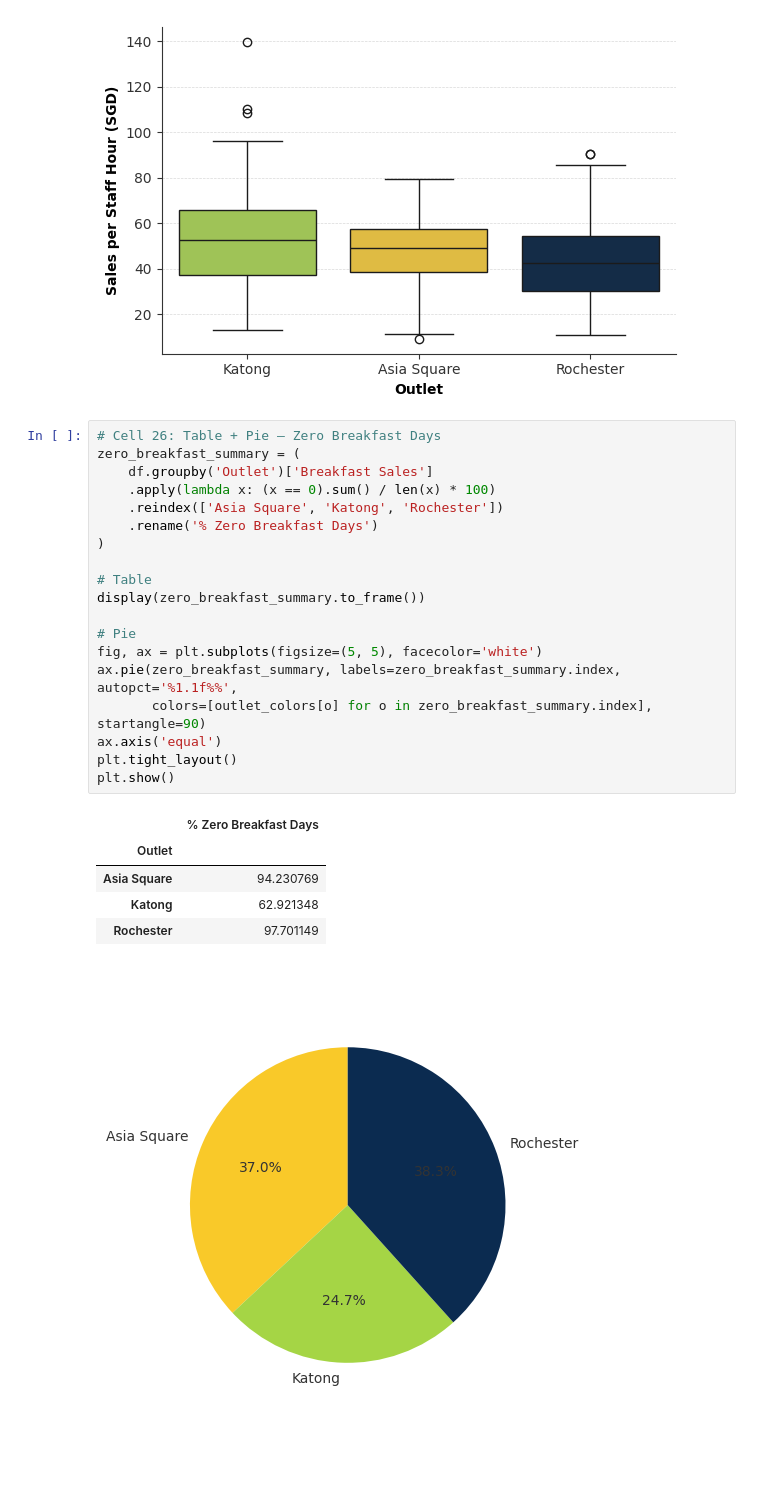
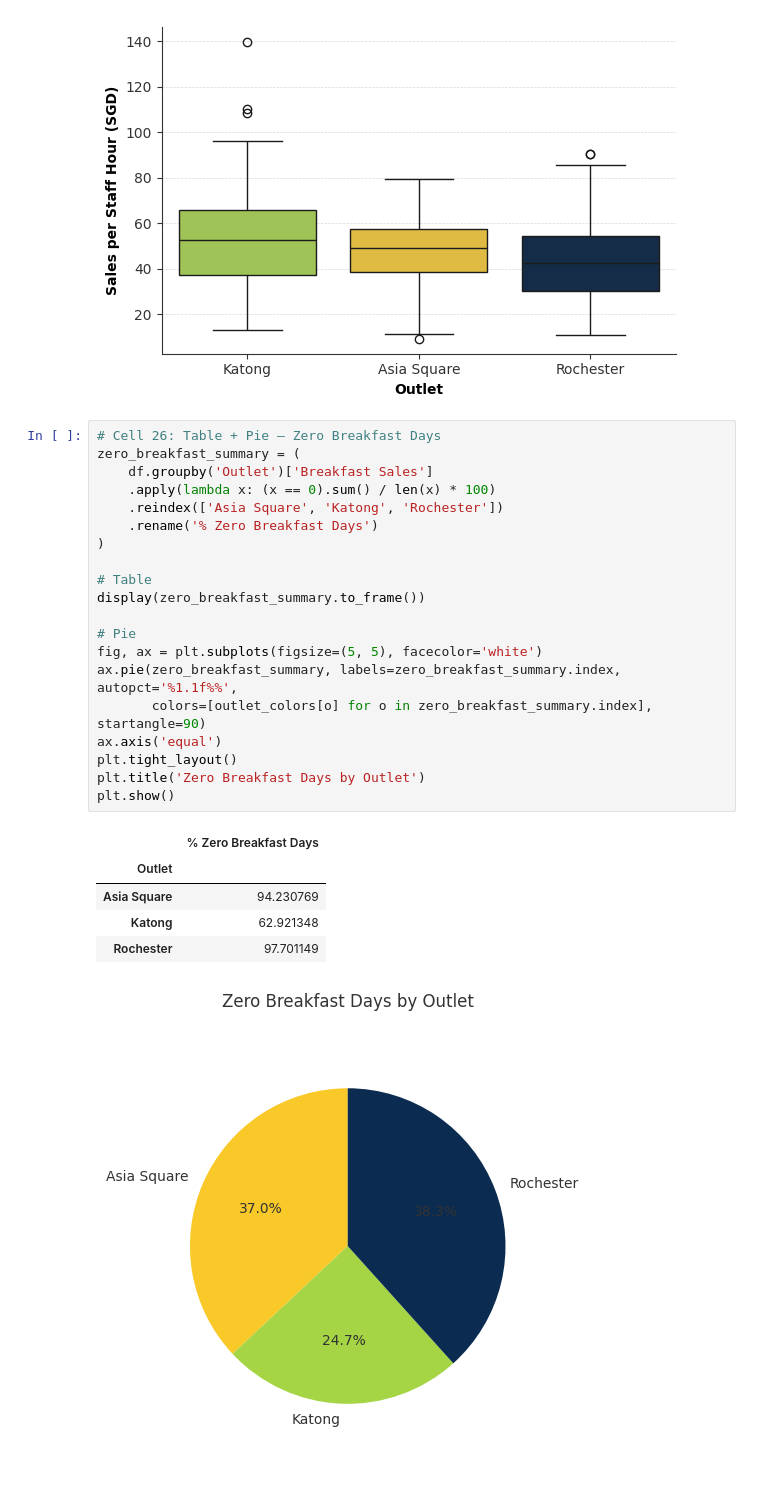
Before and after one commit to shikivaahan/Picotin, a Jupyter notebook: reporting.ipynb, the cells around one changed output. Saved outputs shown, nothing was run; the diff lists cells and outputs as text; blank space fills up the shorter version.

Commit message:
added titles

```diff
--- a/reporting.ipynb
+++ b/reporting.ipynb
@@ -657,26 +661,27 @@ Passing `palette` without assigning `hue` is deprecated and will be removed in v
 # %%
 # Cell 26: Table + Pie – Zero Breakfast Days
 zero_breakfast_summary = (
     df.groupby('Outlet')['Breakfast Sales']
     .apply(lambda x: (x == 0).sum() / len(x) * 100)
     .reindex(['Asia Square', 'Katong', 'Rochester'])
     .rename('% Zero Breakfast Days')
 )
 
 # Table
 display(zero_breakfast_summary.to_frame())
 
 # Pie
 fig, ax = plt.subplots(figsize=(5, 5), facecolor='white')
 ax.pie(zero_breakfast_summary, labels=zero_breakfast_summary.index, autopct='%1.1f%%',
        colors=[outlet_colors[o] for o in zero_breakfast_summary.index], startangle=90)
 ax.axis('equal')
 plt.tight_layout()
+plt.title('Zero Breakfast Days by Outlet')
 plt.show()
 # %% [output]
 |  | % Zero Breakfast Days |
 | Outlet |  |
 | Asia Square | 94.230769 |
 | Katong | 62.921348 |
 | Rochester | 97.701149 |
-[figure, old version]
+[figure, new version]
```
Also changed, not shown: parts of 5 cells of this notebook.
